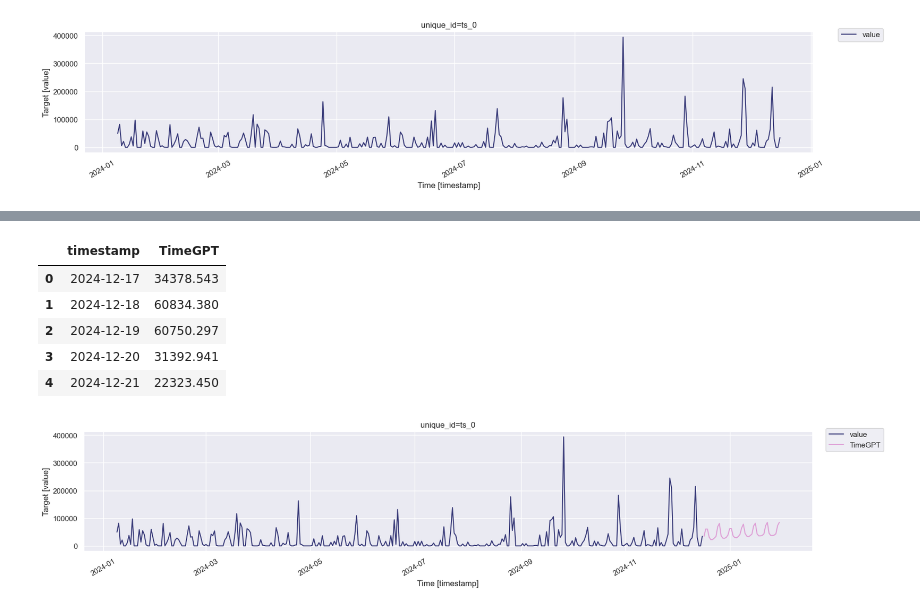
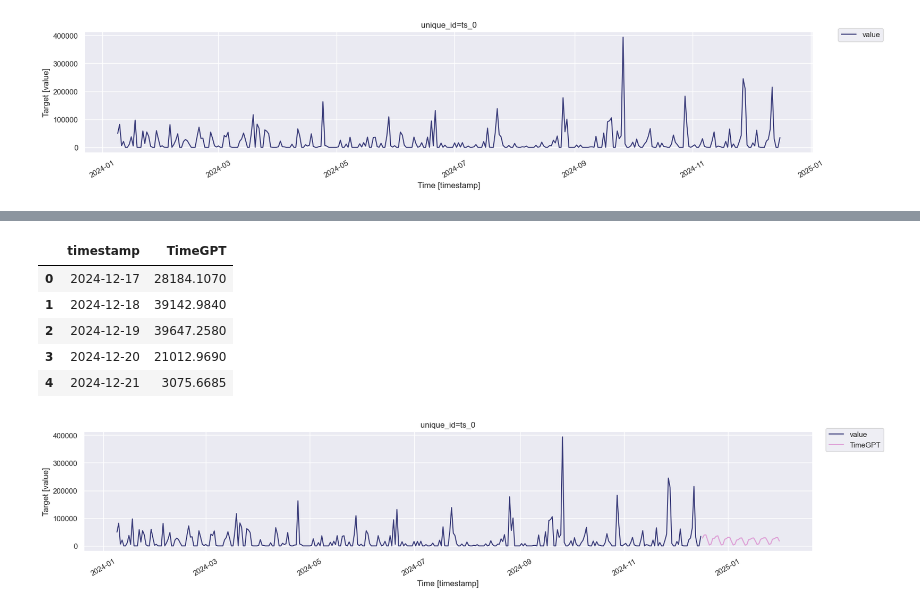
Before and after one commit to andreykoz82/StockAnalysis, a Jupyter notebook: main.ipynb, the cells around one changed output, grey strips where cells are left out. Drawn from its saved outputs; the diff is of its cells as text; code cells hidden in the pictures.

```diff
--- a/main.ipynb
+++ b/main.ipynb
@@ -274,9 +261,9 @@ nixtla_client = NixtlaClient(
     api_key = 'nixak-luVZeRxZBPbarLJ6hOSvQoWkWt8Yta9HbGx3PEsipsxQiMuRDEEGAgqAqvNfDjsszJgPNHN0LDeyQqYS'
 )
 # %%
-time_gpt = pd.DataFrame({'timestamp': sales_by_item['Дата'], "value":sales_by_item['Продажи']})
+time_gpt_df = pd.DataFrame({'timestamp': sales_by_item['Дата'], "value":sales_by_item['Продажи']})
 # %%
-time_gpt.set_index('timestamp', inplace=True)
+time_gpt_df.set_index('timestamp', inplace=True)
 # %%
-time_gpt = time_gpt.resample('D').sum()
+time_gpt_df = time_gpt_df.resample('D').sum()
 # %%
@@ -292,3 +286,3 @@ time_gpt.head()
 # %%
-time_gpt.reset_index(inplace=True)
+time_gpt_df.reset_index(inplace=True)
 # %%
@@ -296,6 +290,10 @@ nixtla_client.plot(time_gpt, time_col='timestamp', target_col='value')
 # %% [output]
 [figure]
 # %%
-timegpt_fcst_df = nixtla_client.forecast(df=time_gpt, h=prediction_length_days, freq='D', time_col='timestamp', target_col='value')
+timegpt_fcst_df = nixtla_client.forecast(df=time_gpt_df,
+                                         model='timegpt-1-long-horizon',
+                                         h=prediction_length_days + 1,
+                                         freq='D',
+                                         time_col='timestamp', target_col='value')
 timegpt_fcst_df.head()
 # %% [output]
@@ -303,7 +300,7 @@ WARNING:nixtla.nixtla_client:The specified horizon "h" exceeds the model horizon
 |  | timestamp | TimeGPT |
-| 0 | 2024-12-17 | 34378.543 |
-| 1 | 2024-12-18 | 60834.380 |
-| 2 | 2024-12-19 | 60750.297 |
-| 3 | 2024-12-20 | 31392.941 |
-| 4 | 2024-12-21 | 22323.450 |
+| 0 | 2024-12-17 | 28184.1070 |
+| 1 | 2024-12-18 | 39142.9840 |
+| 2 | 2024-12-19 | 39647.2580 |
+| 3 | 2024-12-20 | 21012.9690 |
+| 4 | 2024-12-21 | 3075.6685 |
 # %%
```
Also changed, not shown: parts of 17 cells of this notebook.
